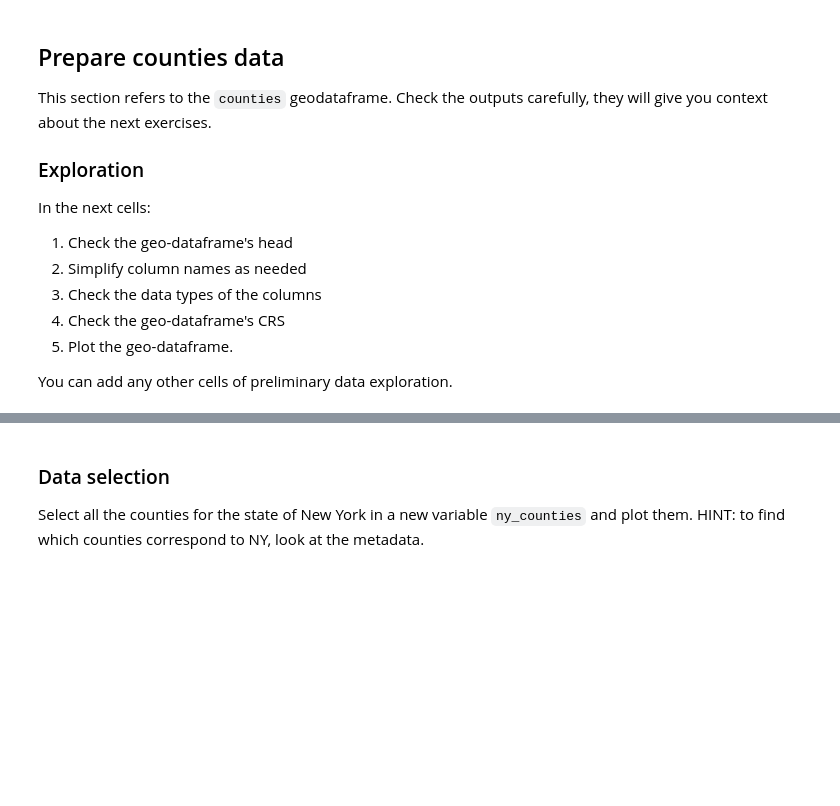
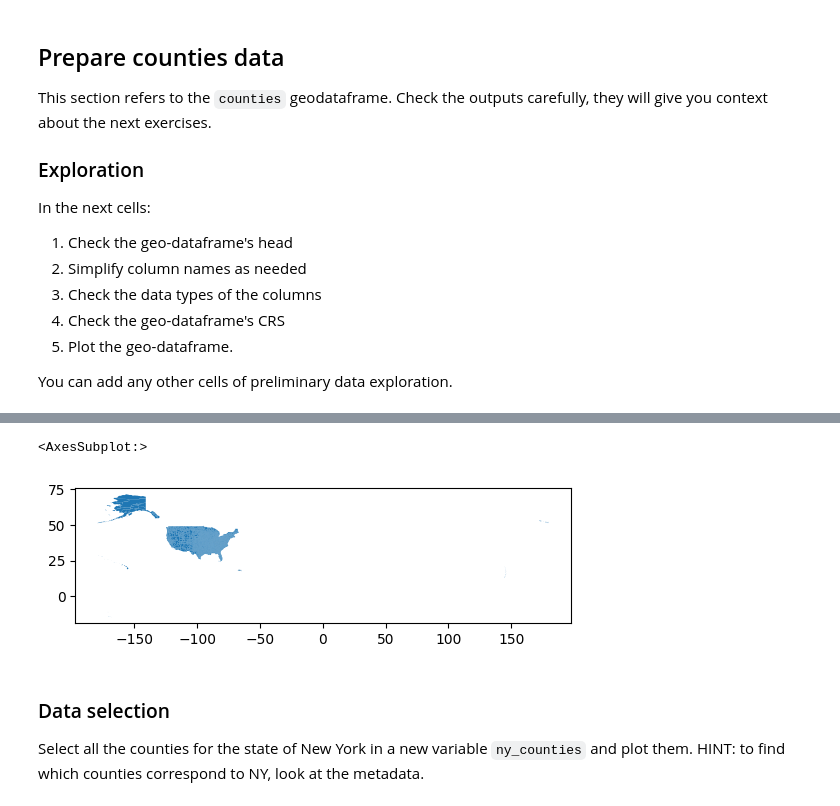
Before and after one commit to hazelvaq/eds220-hwk-3, a Jupyter notebook: hwk3-task1-spills.ipynb, the cells around one changed output, grey strips where cells are left out. Cells and saved outputs as stored; diff of their text form; code cells hidden in the pictures; blank space fills up the shorter version.

```diff
--- a/hwk3-task1-spills.ipynb
+++ b/hwk3-task1-spills.ipynb
@@ -314,3 +341,9 @@ You can add any other cells of preliminary data exploration.
+# %%
+# 5. Plot the geo-dataframe
+counties.plot()
+# %% [output]
+<AxesSubplot:>
+[figure, added]
 # %% [markdown]
 ### Data selection
 
```
Also changed, not shown: parts of 37 cells of this notebook.
